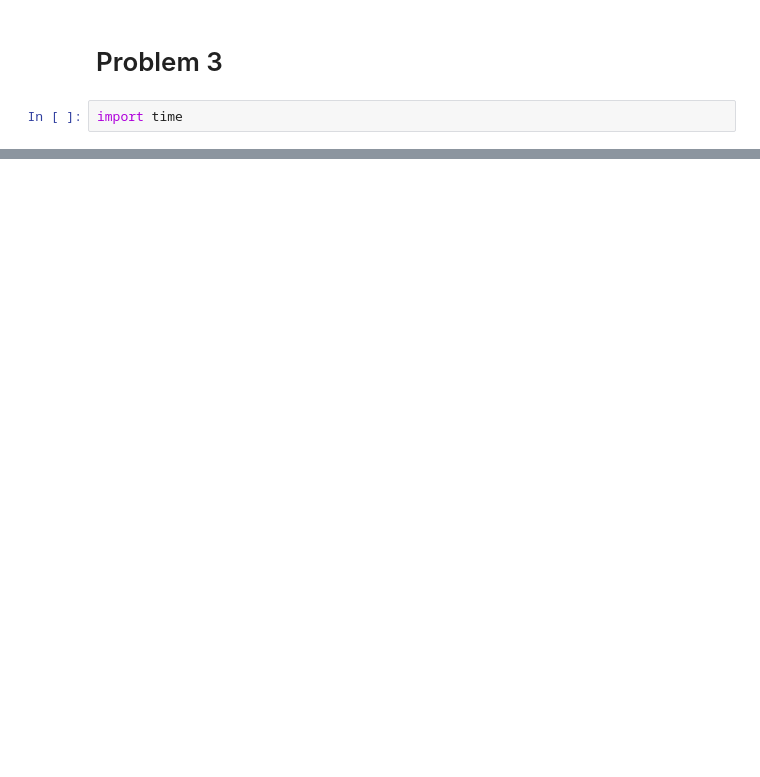
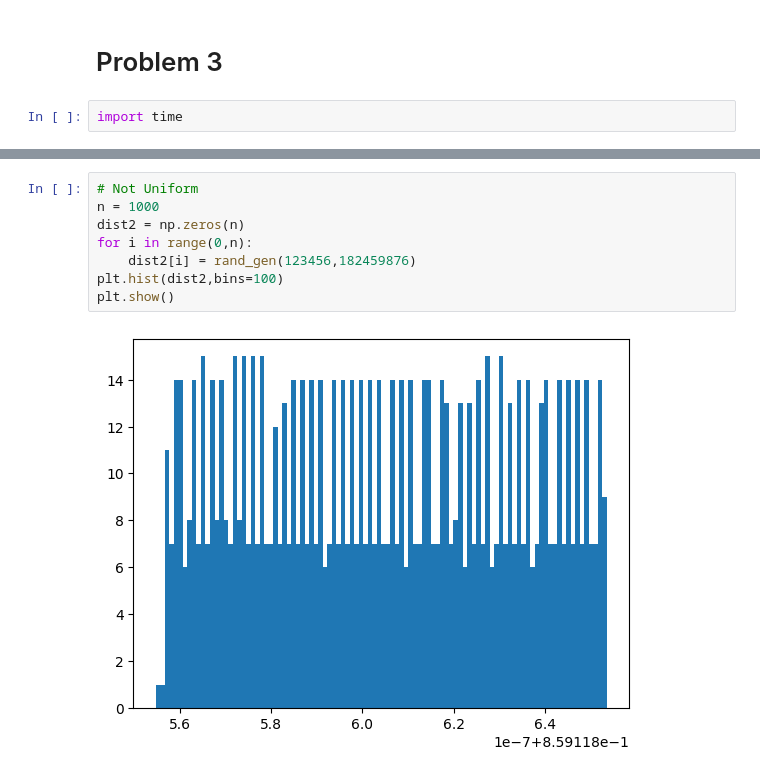
Before and after one commit to parkergeorge30/Phys41, a Jupyter notebook: HW3.ipynb, the cells around one changed output, grey strips where cells are left out. Cells and saved outputs as stored; diff of their text form; blank space fills up the shorter version.

```diff
--- a/HW3.ipynb
+++ b/HW3.ipynb
@@ -109,0 +122,10 @@ rand(1,10)
+# %%
+# Not Uniform
+n = 1000
+dist2 = np.zeros(n)
+for i in range(0,n):
+    dist2[i] = rand_gen(123456,182459876)
+plt.hist(dist2,bins=100)
+plt.show()
+# %% [output]
+[figure, added]
```
Also changed, not shown: parts of 8 cells of this notebook.
